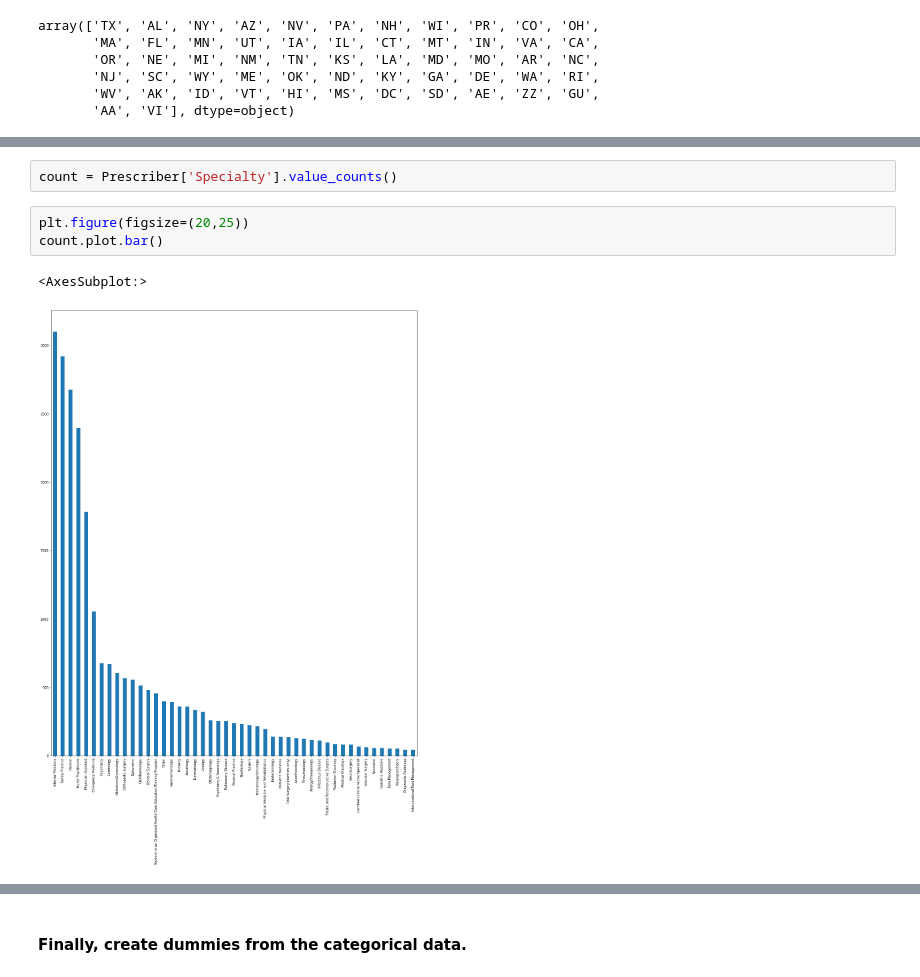
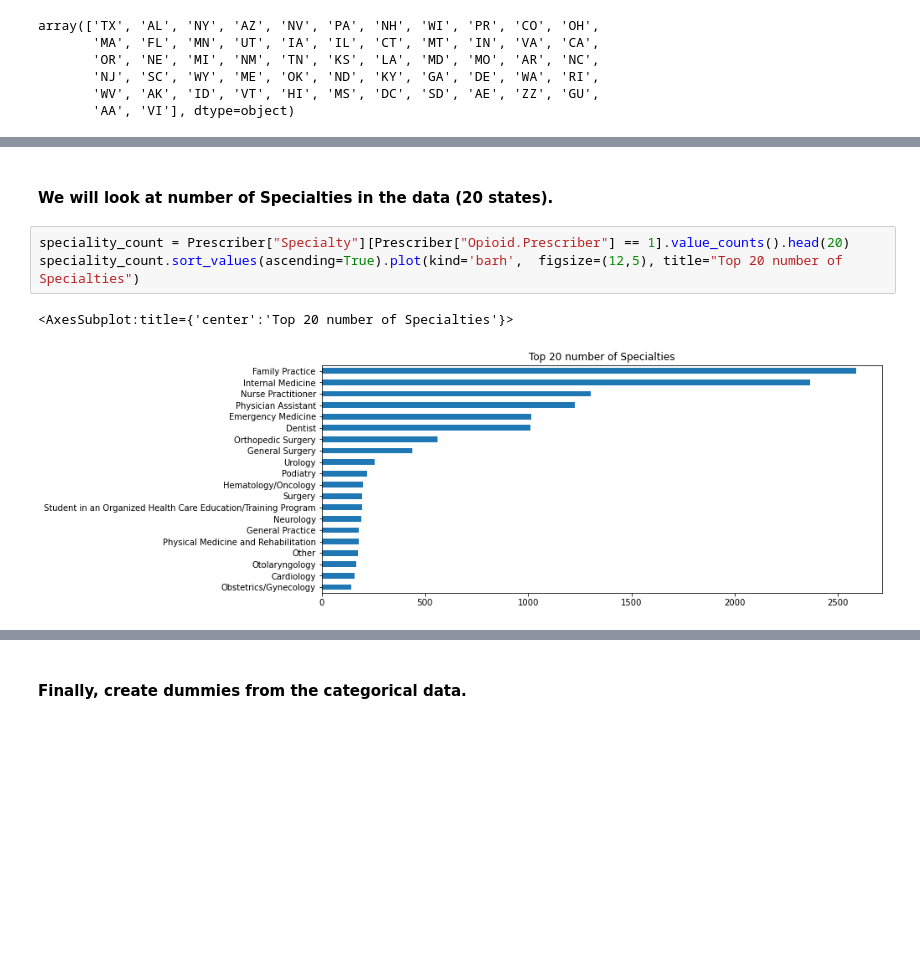
Before and after one commit to yiannimercer/Op, a Jupyter notebook: Final_Project_Prescriber_info_Amal_Almansour.ipynb, the cells around one changed output, grey strips where cells are left out. Saved outputs shown, nothing was run; the diff lists cells and outputs as text; blank space fills up the shorter version.

```diff
--- a/Final_Project_Prescriber_info_Amal_Almansour.ipynb
+++ b/Final_Project_Prescriber_info_Amal_Almansour.ipynb
@@ -188,8 +182,8 @@ state.sort_values(ascending=False).plot(
-# %%
-count = Prescriber['Specialty'].value_counts()
-# %%
-plt.figure(figsize=(20,25))
-count.plot.bar()
-# %% [output]
-<AxesSubplot:>
-[figure, removed]
+# %% [markdown]
+#### We will look at number of Specialties in the data (20 states).
+# %%
+speciality_count = Prescriber["Specialty"][Prescriber["Opioid.Prescriber"] == 1].value_counts().head(20)
+speciality_count.sort_values(ascending=True).plot(kind='barh',  figsize=(12,5), title="Top 20 number of Specialties")
+# %% [output]
+<AxesSubplot:title={'center':'Top 20 number of Specialties'}>
+[figure, added]
```
Also changed, not shown: parts of 32 cells of this notebook.
